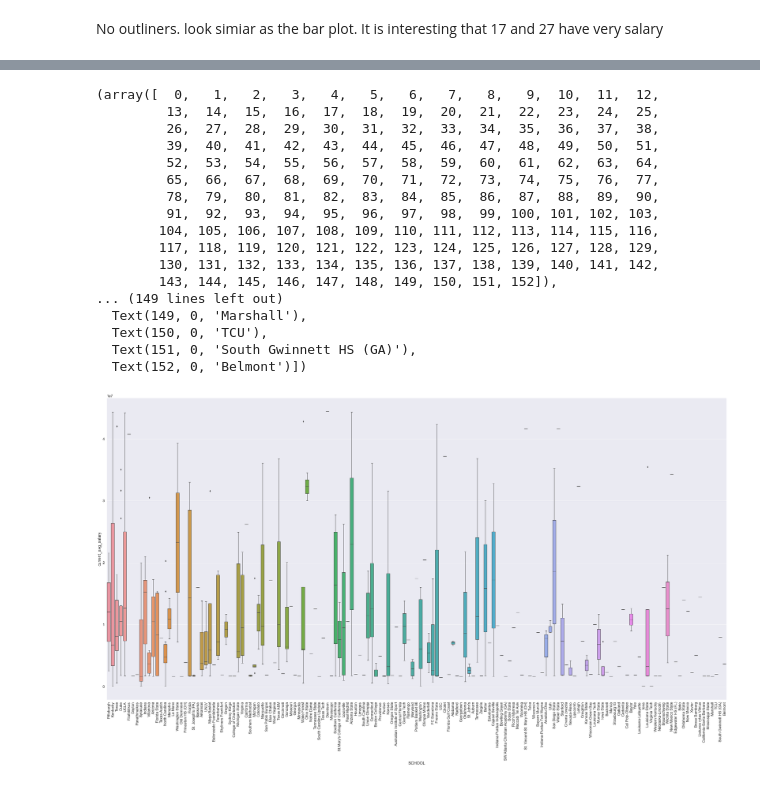
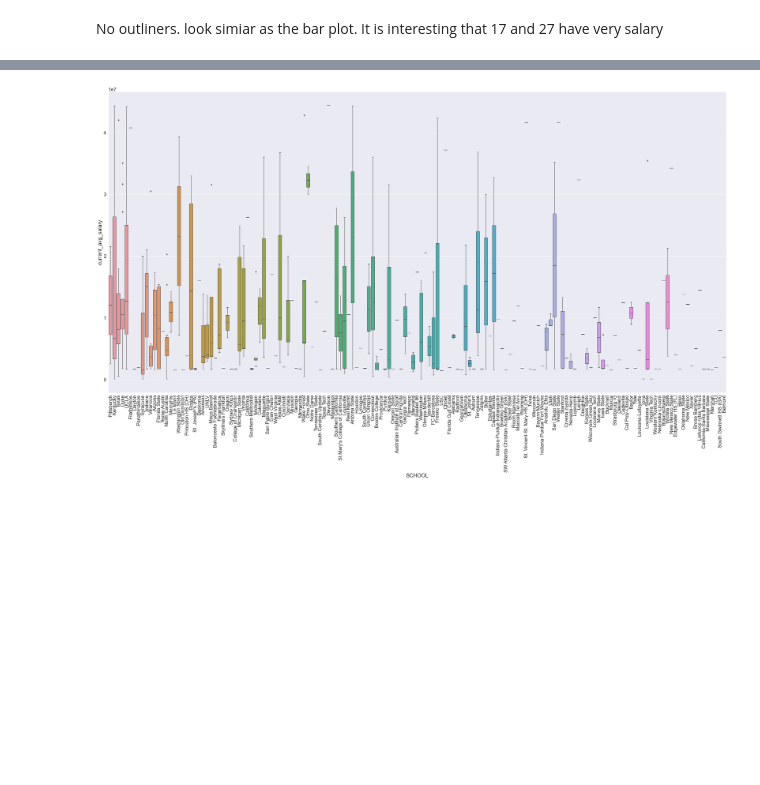
Before and after one commit to jinshuochen/Spring-Board-Capstone-Two, a Jupyter notebook: nba_player_salary/notebooks/03_exploratory_data_analysis.ipynb, the cells around one changed output, grey strips where cells are left out. Saved outputs shown, nothing was run; the diff lists cells and outputs as text; code cells hidden in the pictures; blank space fills up the shorter version.

```diff
--- a/nba_player_salary/notebooks/03_exploratory_data_analysis.ipynb
+++ b/nba_player_salary/notebooks/03_exploratory_data_analysis.ipynb
@@ -198,6 +111,7 @@ memory usage: 49.8+ KB
 # %%
 # Now look at categorically varibles
 # make bar plot position against salary
-sns.catplot(x='POSITION', y='current_avg_salary', data=df, kind='bar')
-plt.xticks(rotation=30)
+sns.set(font_scale=1)
+g = sns.barplot(x='POSITION', y='current_avg_salary', data=df, )
+g.set_xticklabels(g.get_xticklabels(), rotation=90);
 # %% [output]
@@ -214,6 +120,7 @@ plt.xticks(rotation=30)
 Guard has the high average salary
 # %%
 # make box plot to see if there any outliner
-sns.boxplot(x='POSITION', y='current_avg_salary', data=df)
-plt.xticks(rotation=30)
+sns.set(font_scale=1)
+g = sns.boxplot(x='POSITION', y='current_avg_salary', data=df)
+g.set_xticklabels(g.get_xticklabels(), rotation=90);
 # %% [output]
@@ -230,6 +129,7 @@ plt.xticks(rotation=30)
 Seem like there is more outliner in Guard and Forward
 # %%
 # plot position against salary using median
-sns.catplot(x='POSITION', y='current_avg_salary', data=df, kind='bar', estimator=median)
-plt.xticks(rotation=30)
+sns.set(font_scale=1)
+g = sns.barplot(x='POSITION', y='current_avg_salary', data=df, estimator=median)
+g.set_xticklabels(g.get_xticklabels(), rotation=90);
 # %% [output]
@@ -380,9 +188,9 @@ plt.xticks(rotation=90)
 [figure]
 # %%
 # plot school name against salary using median
-sns.set(font_scale=1.5)
+sns.set(font_scale=2)
 a4_dims = (50, 25)
 fig, ax = plt.subplots(figsize=a4_dims)
-sns.barplot(x='SCHOOL', y='current_avg_salary', data=df)
-plt.xticks(rotation=90)
+g = sns.barplot(x='SCHOOL', y='current_avg_salary', data=df)
+g.set_xticklabels(g.get_xticklabels(), rotation=90);
 # %% [output]
@@ -407,26 +198,9 @@ plt.xticks(rotation=90)
 # %%
 # make boxplot to see if there are outliners
-sns.set(font_scale=1.5)
+sns.set(font_scale=2)
 a4_dims = (50, 25)
 fig, ax = plt.subplots(figsize=a4_dims)
-sns.boxplot(x='SCHOOL', y='current_avg_salary', data=df)
-plt.xticks(rotation=90)
+g = sns.boxplot(x='SCHOOL', y='current_avg_salary', data=df)
+g = plt.xticks(rotation=90)
 # %% [output]
-(array([  0,   1,   2,   3,   4,   5,   6,   7,   8,   9,  10,  11,  12,
-         13,  14,  15,  16,  17,  18,  19,  20,  21,  22,  23,  24,  25,
-         26,  27,  28,  29,  30,  31,  32,  33,  34,  35,  36,  37,  38,
-         39,  40,  41,  42,  43,  44,  45,  46,  47,  48,  49,  50,  51,
-         52,  53,  54,  55,  56,  57,  58,  59,  60,  61,  62,  63,  64,
-         65,  66,  67,  68,  69,  70,  71,  72,  73,  74,  75,  76,  77,
-         78,  79,  80,  81,  82,  83,  84,  85,  86,  87,  88,  89,  90,
-         91,  92,  93,  94,  95,  96,  97,  98,  99, 100, 101, 102, 103,
-        104, 105, 106, 107, 108, 109, 110, 111, 112, 113, 114, 115, 116,
-        117, 118, 119, 120, 121, 122, 123, 124, 125, 126, 127, 128, 129,
-        130, 131, 132, 133, 134, 135, 136, 137, 138, 139, 140, 141, 142,
-        143, 144, 145, 146, 147, 148, 149, 150, 151, 152]),
-... (149 lines left out)
-  Text(149, 0, 'Marshall'),
-  Text(150, 0, 'TCU'),
-  Text(151, 0, 'South Gwinnett HS (GA)'),
-  Text(152, 0, 'Belmont')])
-[figure, old version]
+[figure, new version]
```
Also changed, not shown: parts of 29 cells of this notebook, 2 other files.
